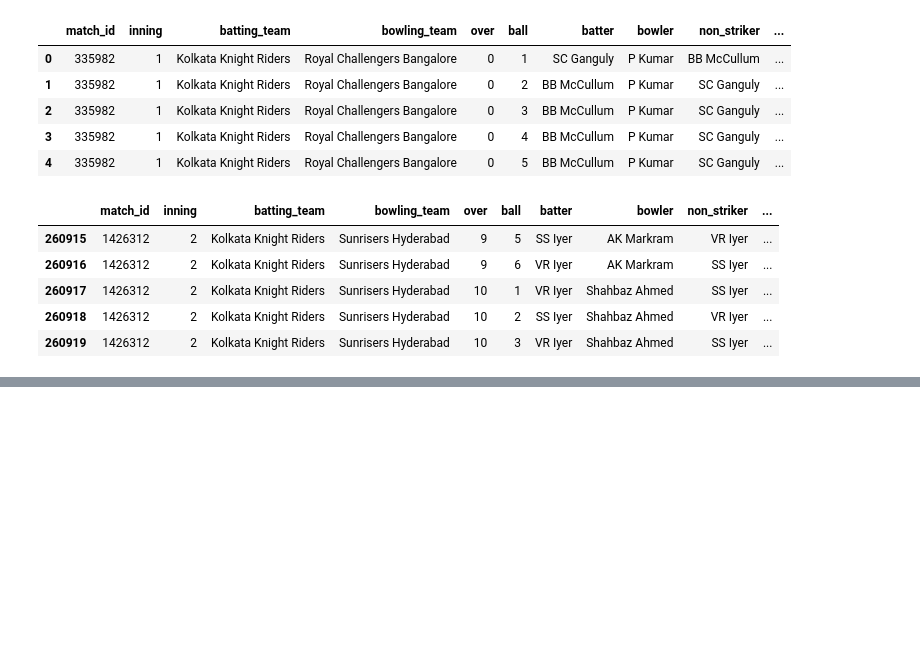
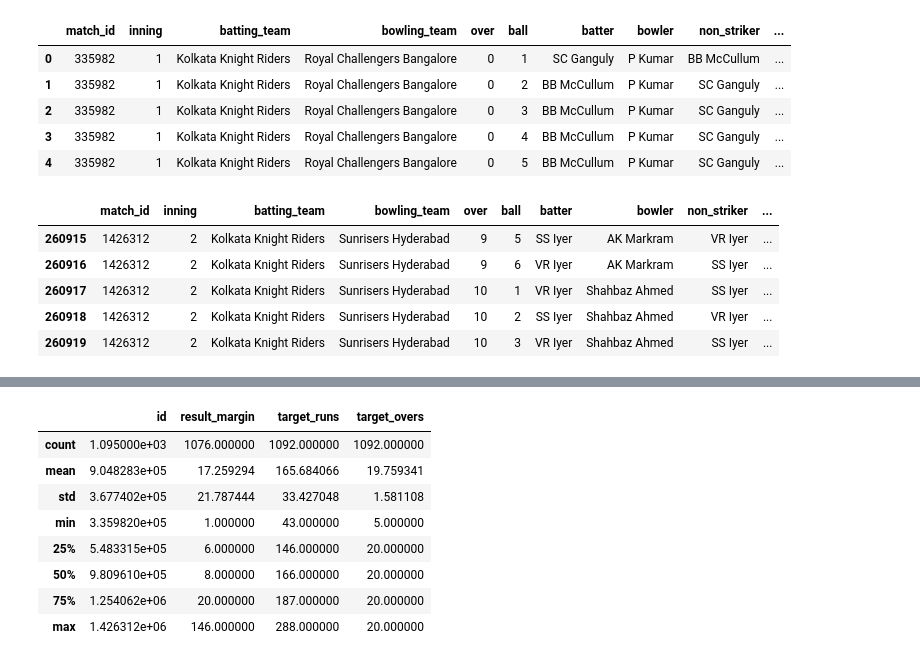
Before and after one commit to arunpatildeveloper/IPL-Cricket-Analytics, a Jupyter notebook: Exploring datasets/explore.ipynb, the cells around one changed output, grey strips where cells are left out. Saved outputs shown, nothing was run; the diff lists cells and outputs as text; code cells hidden in the pictures; blank space fills up the shorter version.

```diff
--- a/explore.ipynb
+++ b/Exploring datasets/explore.ipynb
@@ -47,0 +100,16 @@ delivery.tail()
+# %%
+'''
+Descriptive Statistics
+--> this gives full descriptive statistics like mean,count,min,max
+'''
+match.describe()
+# %% [output]
+|  | id | result_margin | target_runs | target_overs |
+| count | 1.095000e+03 | 1076.000000 | 1092.000000 | 1092.000000 |
+| mean | 9.048283e+05 | 17.259294 | 165.684066 | 19.759341 |
+| std | 3.677402e+05 | 21.787444 | 33.427048 | 1.581108 |
+| min | 3.359820e+05 | 1.000000 | 43.000000 | 5.000000 |
+| 25% | 5.483315e+05 | 6.000000 | 146.000000 | 20.000000 |
+| 50% | 9.809610e+05 | 8.000000 | 166.000000 | 20.000000 |
+| 75% | 1.254062e+06 | 20.000000 | 187.000000 | 20.000000 |
+| max | 1.426312e+06 | 146.000000 | 288.000000 | 20.000000 |
```
Also changed, not shown: parts of 8 cells of this notebook, 2 other files.
